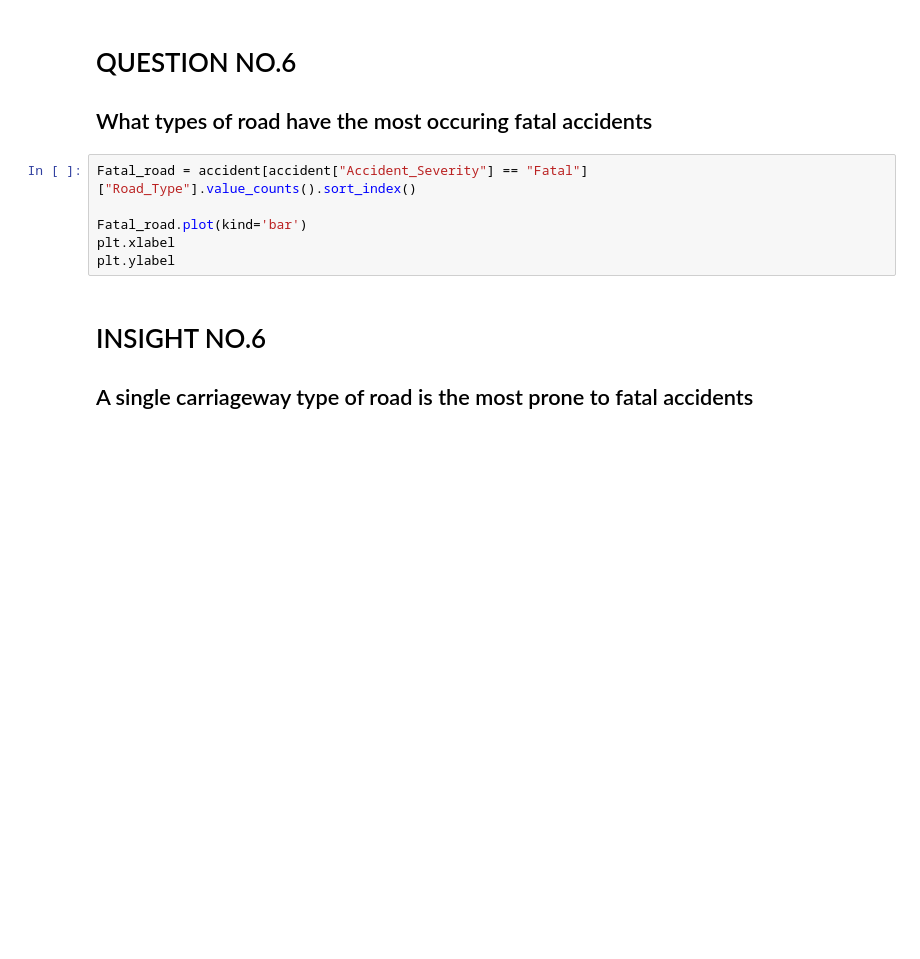
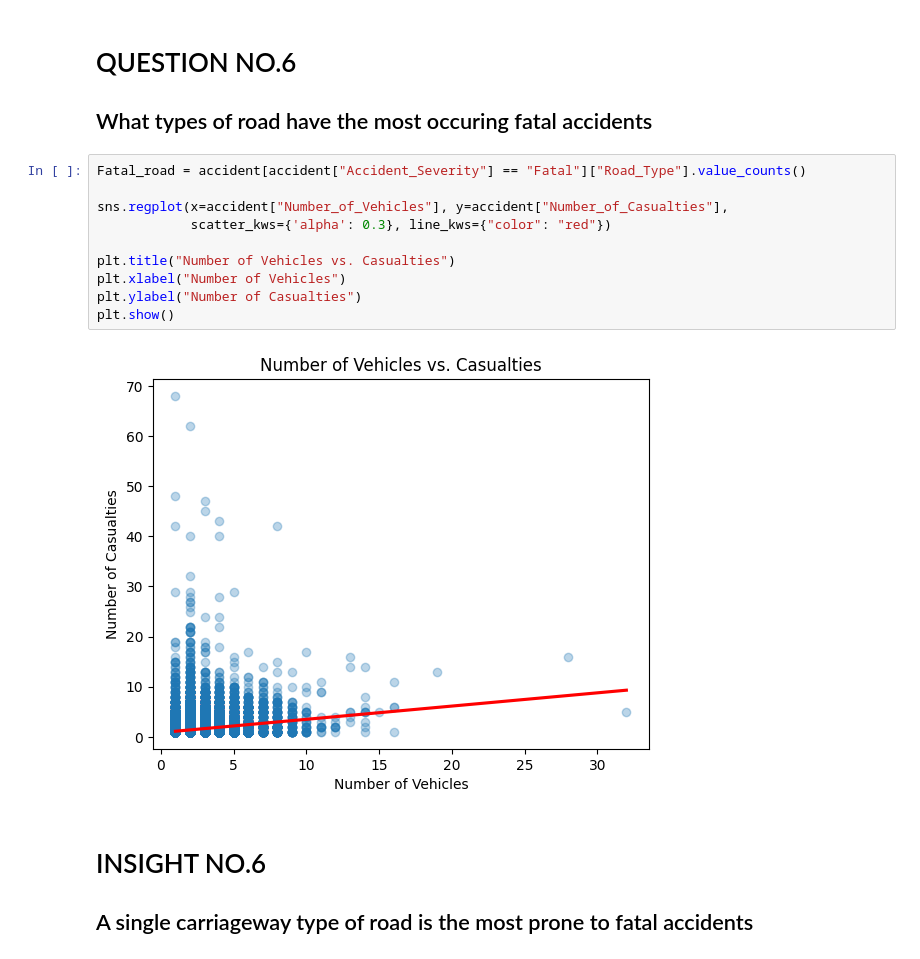
Before and after one commit to lpeter29/DATA_MINING, a Jupyter notebook: Activity4.ipynb, the cells around one changed output. Saved outputs shown, nothing was run; the diff lists cells and outputs as text; blank space fills up the shorter version.

```diff
--- a/Activity4.ipynb
+++ b/Activity4.ipynb
@@ -308,11 +308,17 @@ plt.show()
 
 <h2>What types of road have the most occuring fatal accidents</h2>
 # %%
-Fatal_road = accident[accident["Accident_Severity"] == "Fatal"] ["Road_Type"].value_counts().sort_index()
+Fatal_road = accident[accident["Accident_Severity"] == "Fatal"]["Road_Type"].value_counts()
 
-Fatal_road.plot(kind='bar')
-plt.xlabel
-plt.ylabel
+sns.regplot(x=accident["Number_of_Vehicles"], y=accident["Number_of_Casualties"],
+            scatter_kws={'alpha': 0.3}, line_kws={"color": "red"})
+
+plt.title("Number of Vehicles vs. Casualties")
+plt.xlabel("Number of Vehicles")
+plt.ylabel("Number of Casualties")
+plt.show()
+# %% [output]
+[figure, added]
 # %% [markdown]
 <h1>INSIGHT NO.6</h1>
 
```
Also changed, not shown: parts of 19 cells of this notebook.
